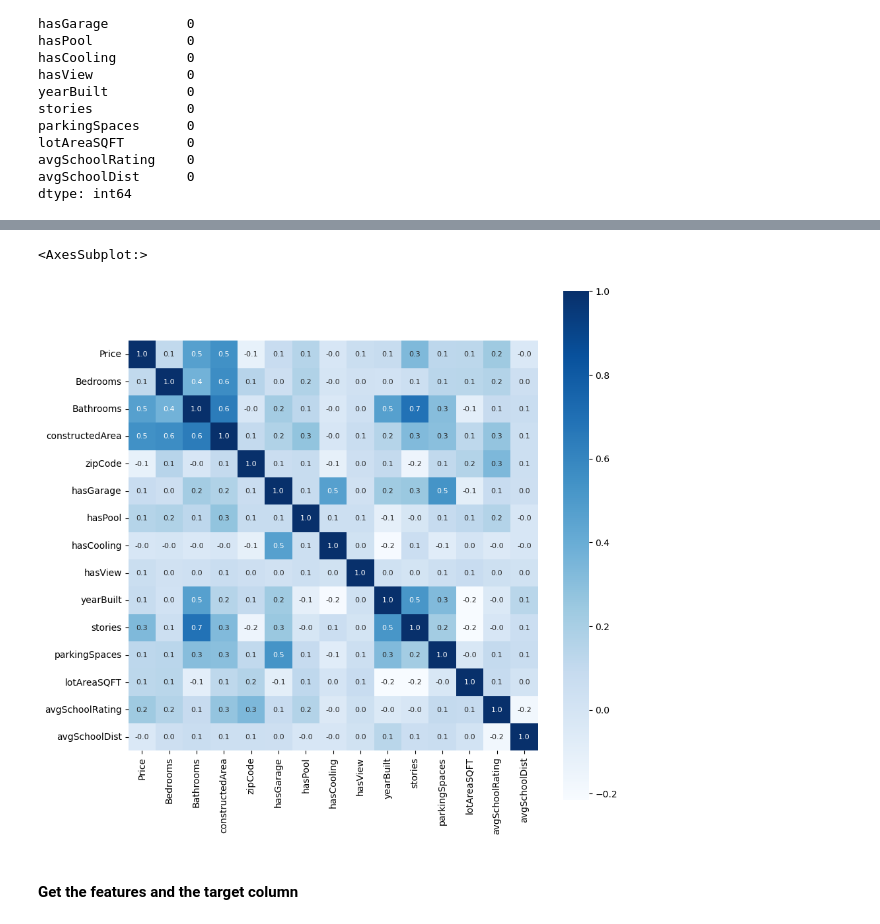
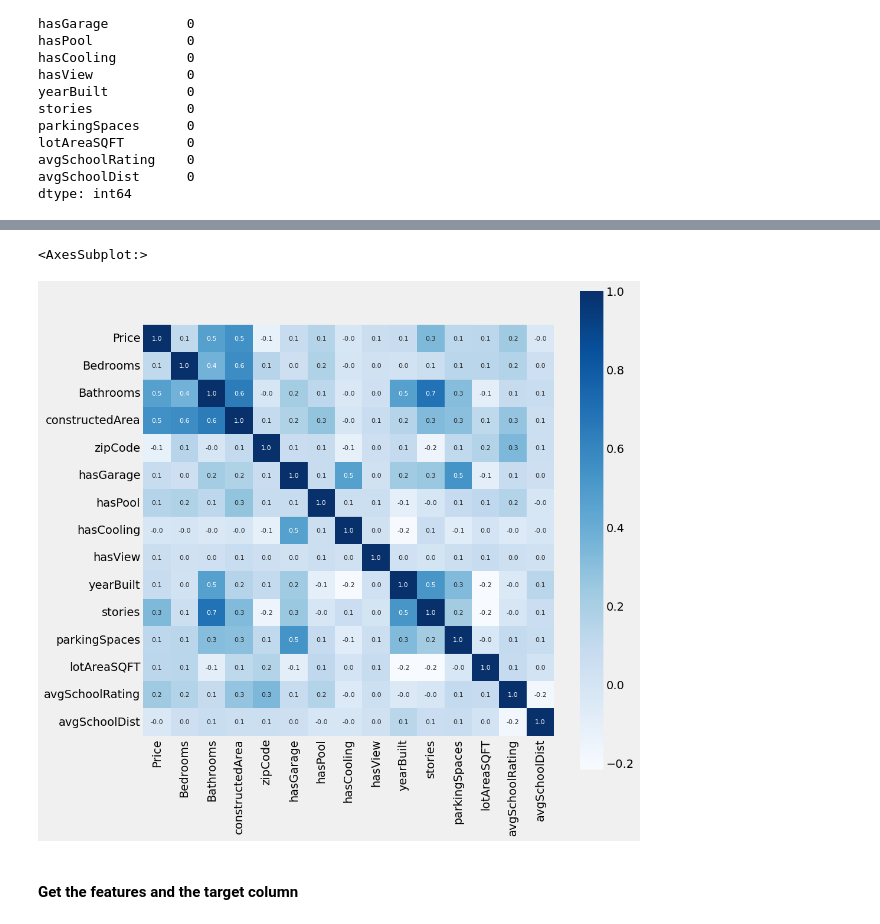
Before and after one commit to Hecgithub/House_Price_Prediction, a Jupyter notebook: 03_Code_and_Data/05_ML_Supervised/05_ML_Regression.ipynb, the cells around one changed output, grey strips where cells are left out. Drawn from its saved outputs; the diff is of its cells as text; code cells hidden in the pictures.

```diff
--- a/03_Code_and_Data/05_ML_Supervised/05_ML_Regression.ipynb
+++ b/03_Code_and_Data/05_ML_Supervised/05_ML_Regression.ipynb
@@ -96,15 +98,16 @@ df.describe()
 # %%
 # Heat map
 # A heat map shows the correlation between the input data columns
 # There are 2 types of correlation:
 # Positive: As the magnitude of a feature increases, the magnitude of a correlated feature increases
 # Negative: As the magnitude of a feature increases, the magnitude of a correlated feature decreases
 correlation = df.corr()
+plt.style.use('fivethirtyeight')
 plt.figure(figsize=(10,10))
 sns.heatmap(correlation, cbar=True, square=True, fmt='.1f', annot=True, annot_kws={'size':8}, cmap='Blues')
 # %% [output]
 <AxesSubplot:>
-[figure, old version]
+[figure, new version]
 # %% [markdown]
 #### Get the features and the target column
 # %%
```
Also changed, not shown: parts of 6 cells of this notebook.
